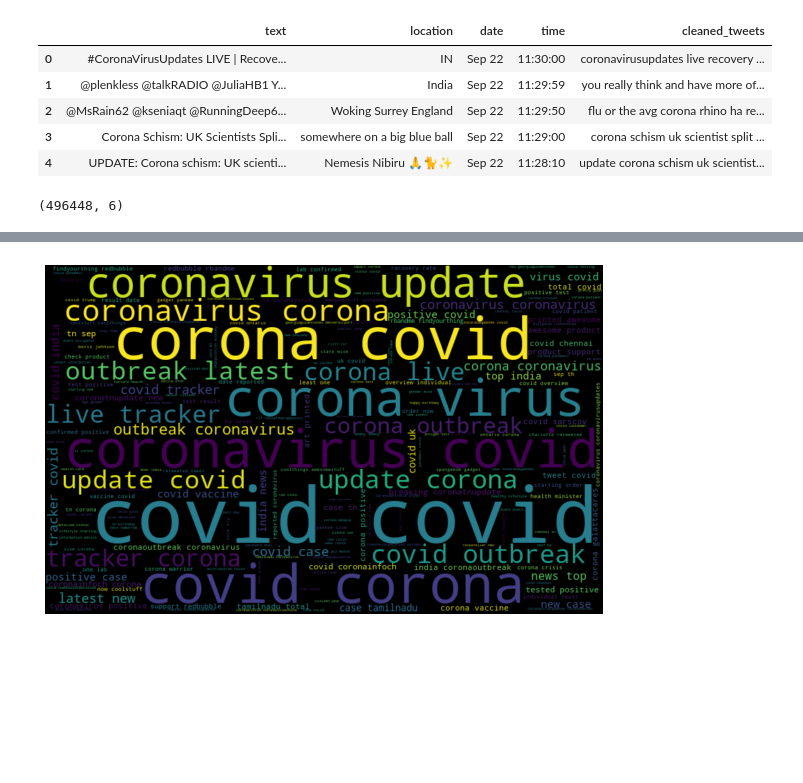
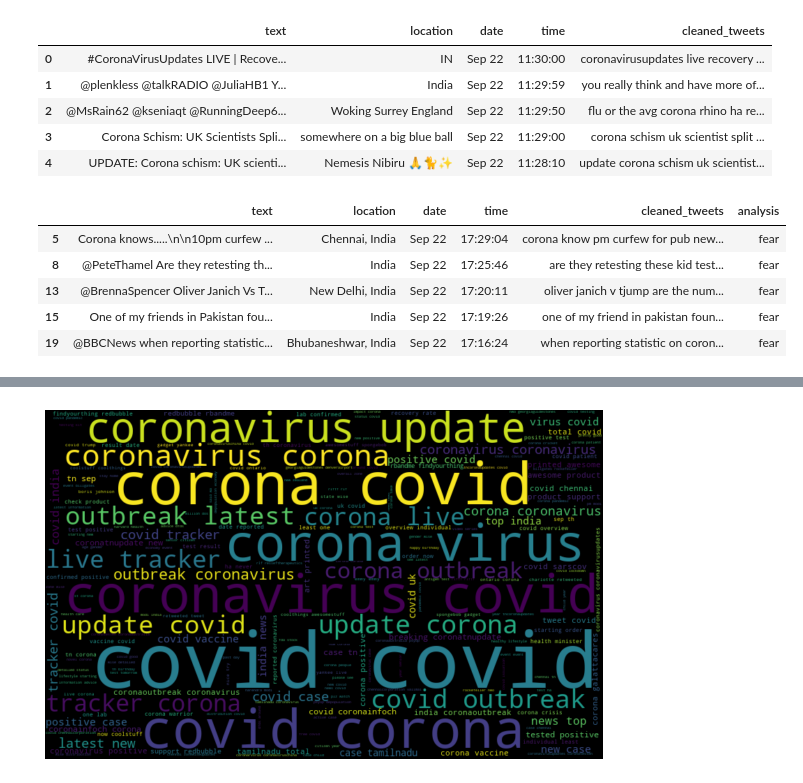
Before and after one commit to RG2806/ai_spotle, a Jupyter notebook: level3_bert.ipynb, the cells around one changed output, grey strips where cells are left out. Drawn from its saved outputs; the diff is of its cells as text; code cells hidden in the pictures; blank space fills up the shorter version.

```diff
--- a/level3_bert.ipynb
+++ b/level3_bert.ipynb
@@ -243,9 +243,14 @@ df.shape
 # %%
 df.to_csv('filterd_complete_cnn.csv',index=False)
 # %%
-df.shape
+df.head()
 # %% [output]
-(496448, 6)
+|  | text | location | date | time | cleaned_tweets | analysis |
+| 5 | Corona knows.....\n\n10pm curfew ... | Chennai, India | Sep 22 | 17:29:04 | corona know pm curfew for pub new... | fear |
+| 8 | @PeteThamel Are they retesting th... | India | Sep 22 | 17:25:46 | are they retesting these kid test... | fear |
+| 13 | @BrennaSpencer Oliver Janich Vs T... | New Delhi, India | Sep 22 | 17:20:11 | oliver janich v tjump are the num... | fear |
+| 15 | One of my friends in Pakistan fou... | India | Sep 22 | 17:19:26 | one of my friend in pakistan foun... | fear |
+| 19 | @BBCNews when reporting statistic... | Bhubaneshwar, India | Sep 22 | 17:16:24 | when reporting statistic on coron... | fear |
 # %%
 class_names = ['joy', 'fear', 'anger', 'sadness', 'neutral']
 df[df.analysis=='anger'].head(10)
```
Also changed, not shown: parts of 1 cell of this notebook.
